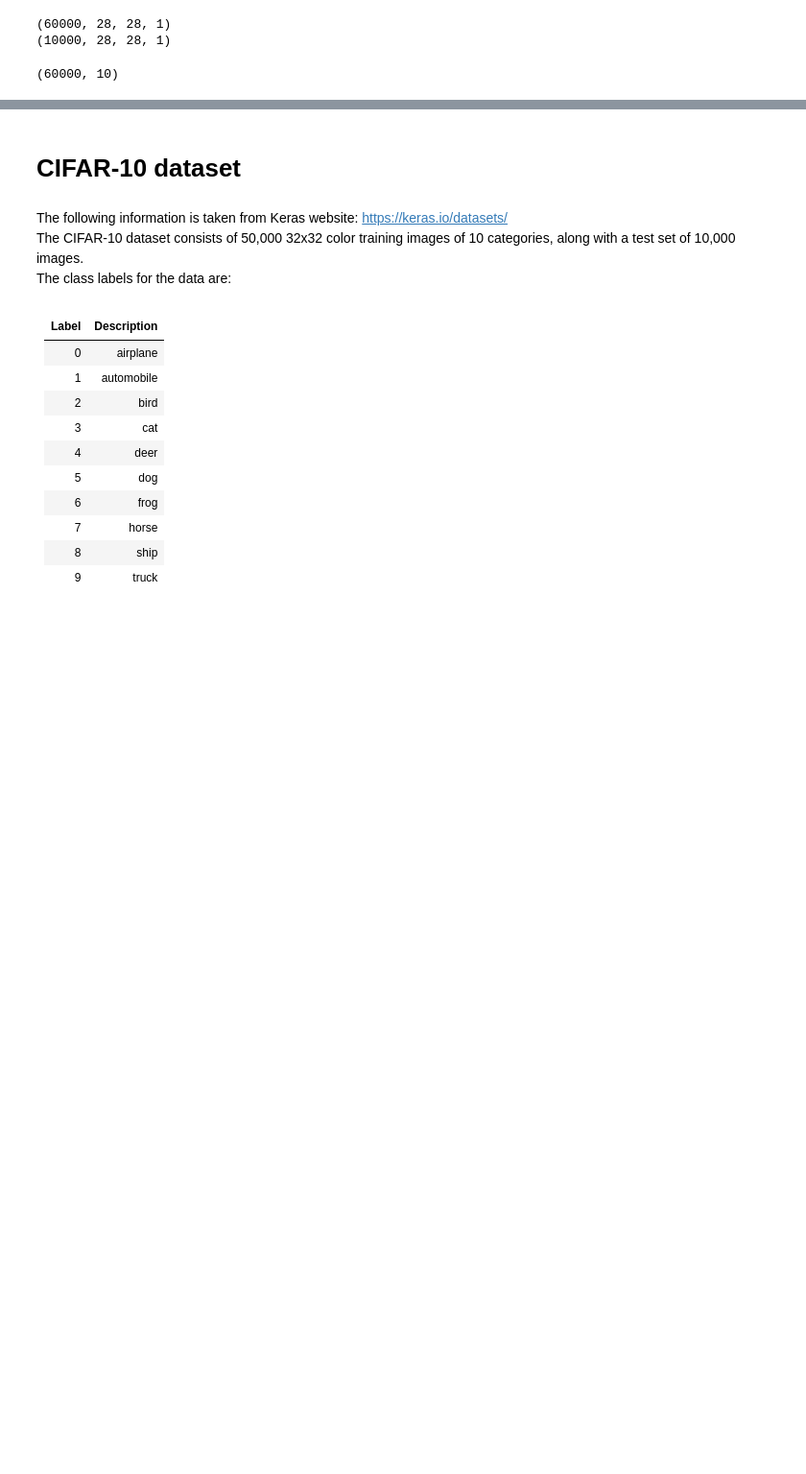
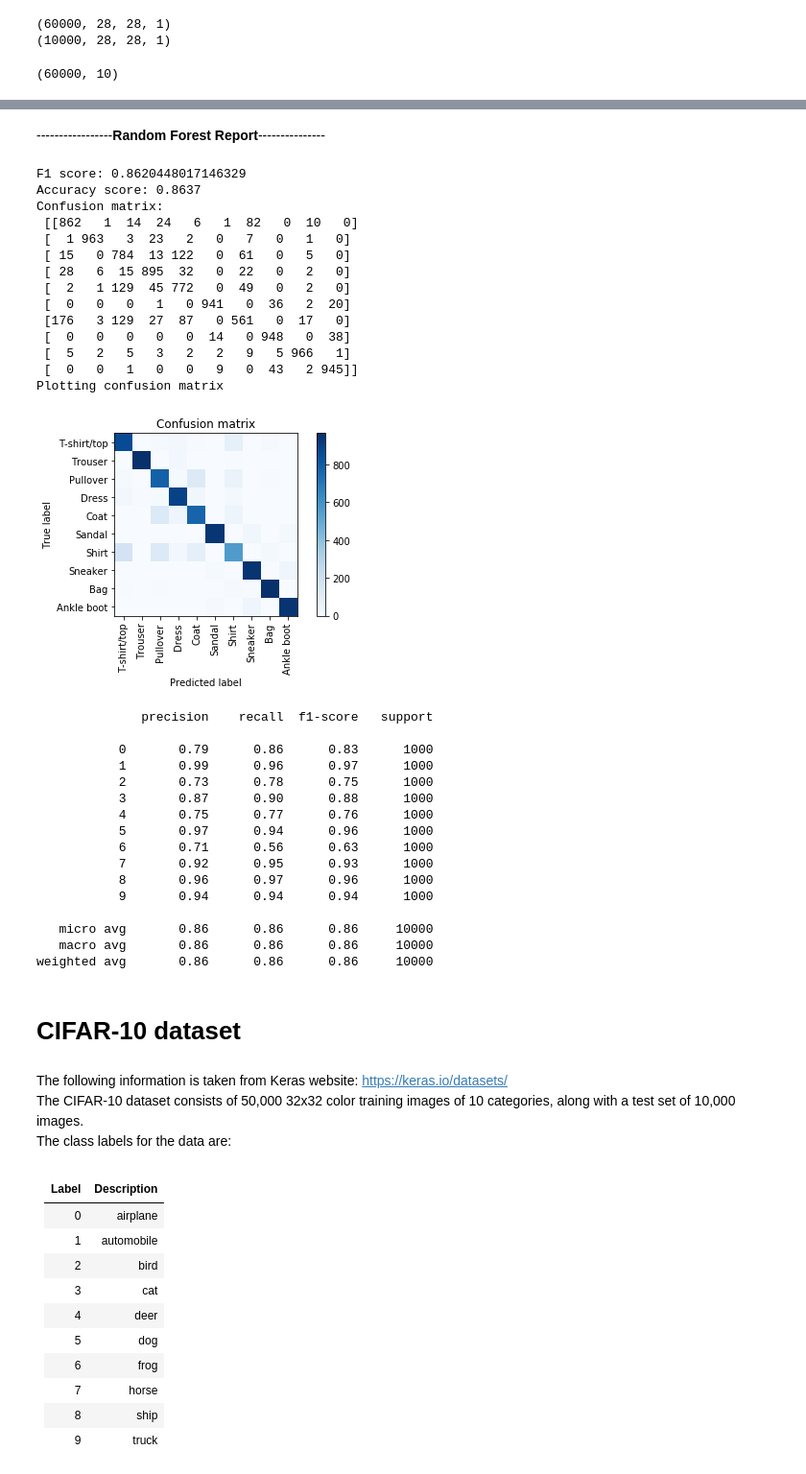
Before and after one commit to hgdangkhoi/Image-Classification-with-Fashion-MNIST-and-CIFAR-10, a Jupyter notebook: Image Classification with Fashion-MNIST and CIFAR-10.ipynb, the cells around one changed output, grey strips where cells are left out. Shown: that part at 96% size. Saved outputs shown, nothing was run; the diff lists cells and outputs as text; code cells hidden in the pictures; blank space fills up the shorter version.

```diff
--- a/Image Classification with Fashion-MNIST and CIFAR-10.ipynb
+++ b/Image Classification with Fashion-MNIST and CIFAR-10.ipynb
@@ -245,0 +282,7 @@ KeyboardInterrupt:
+# %%
+(x_train, y_train), (x_test, y_test) = fashion_mnist.load_data()
+print("Shape of x_train: {}".format(x_train.shape))
+print("Shape of y_train: {}".format(y_train.shape))
+print()
+print("Shape of x_test: {}".format(x_test.shape))
+print("Shape of y_test: {}".format(y_test.shape))
@@ -245,0 +295,11 @@ KeyboardInterrupt:
+# %%
+# Normalize the data
+x_train = x_train.astype('float32')
+x_test = x_test.astype('float32')
+x_train /= 255.0
+x_test /= 255.0
+# %%
+x_train = x_train.reshape(x_train.shape[0], x_train.shape[1] * x_train.shape[2])
+x_test = x_test.reshape(x_test.shape[0], x_test.shape[1] * x_test.shape[2])
+print(x_train.shape)
+print(x_test.shape)
@@ -245,0 +319,3 @@ KeyboardInterrupt:
+# %%
+random_forest = RandomForestClassifier(criterion='entropy', max_depth=70, n_estimators=100)
+random_forest.fit(x_train, y_train)
@@ -246,3 +330,52 @@ KeyboardInterrupt:
+# %%
+y_pred_forest = random_forest.predict(x_test)
+random_forest_f1 = metrics.f1_score(y_test, y_pred_forest, average= "weighted")
+random_forest_accuracy = metrics.accuracy_score(y_test, y_pred_forest)
+random_forest_cm = metrics.confusion_matrix(y_test, y_pred_forest)
+printmd("-----------------**Random Forest Report**---------------")
+print("F1 score: {}".format(random_forest_f1))
+print("Accuracy score: {}".format(random_forest_accuracy))
+print("Confusion matrix: \n", random_forest_cm)
+print('Plotting confusion matrix')
+
+plt.figure()
+plot_confusion_matrix(random_forest_cm, labelNames)
+plt.show()
+
+print(metrics.classification_report(y_test, y_pred_forest))
+# %% [output]
+-----------------**Random Forest Report**---------------
+F1 score: 0.8620448017146329
+Accuracy score: 0.8637
+Confusion matrix:
+ [[862   1  14  24   6   1  82   0  10   0]
+ [  1 963   3  23   2   0   7   0   1   0]
+ [ 15   0 784  13 122   0  61   0   5   0]
+ [ 28   6  15 895  32   0  22   0   2   0]
+ [  2   1 129  45 772   0  49   0   2   0]
+ [  0   0   0   1   0 941   0  36   2  20]
+ [176   3 129  27  87   0 561   0  17   0]
+ [  0   0   0   0   0  14   0 948   0  38]
+ [  5   2   5   3   2   2   9   5 966   1]
+ [  0   0   1   0   0   9   0  43   2 945]]
+Plotting confusion matrix
+[figure, added]
+              precision    recall  f1-score   support
+
+           0       0.79      0.86      0.83      1000
+           1       0.99      0.96      0.97      1000
+           2       0.73      0.78      0.75      1000
+           3       0.87      0.90      0.88      1000
+           4       0.75      0.77      0.76      1000
+           5       0.97      0.94      0.96      1000
+           6       0.71      0.56      0.63      1000
+           7       0.92      0.95      0.93      1000
+           8       0.96      0.97      0.96      1000
+           9       0.94      0.94      0.94      1000
+
+   micro avg       0.86      0.86      0.86     10000
+   macro avg       0.86      0.86      0.86     10000
+weighted avg       0.86      0.86      0.86     10000
 # %% [markdown]
 # CIFAR-10 dataset
 # %% [markdown]
```
Also changed, not shown: parts of 25 cells of this notebook.
